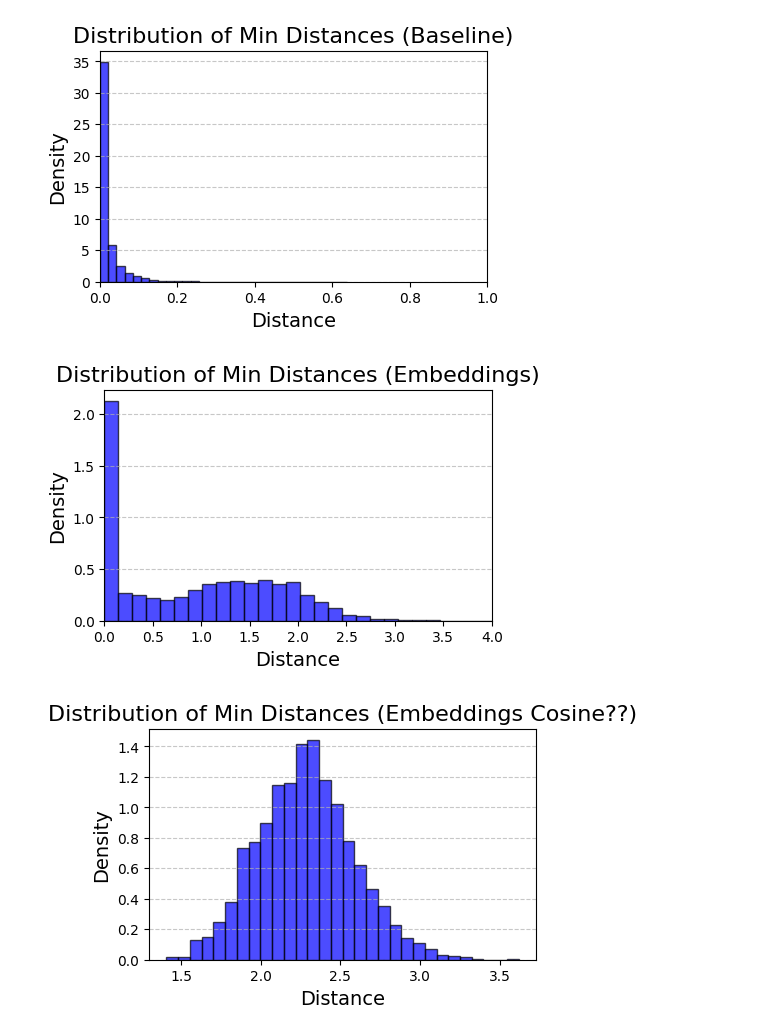
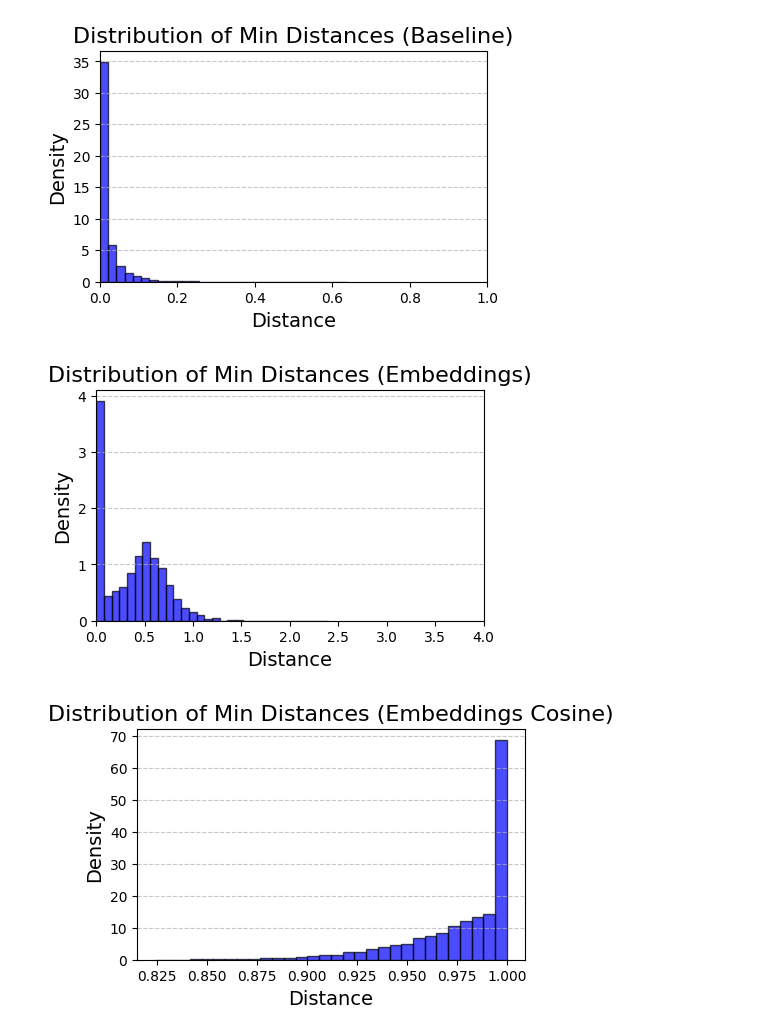
Before and after one commit to elliev7/partiii_research_project, a Jupyter notebook: fingerprinting/distances.ipynb, the cells around one changed output. Drawn from its saved outputs; the diff is of its cells as text; code cells hidden in the pictures.

Commit message:
fixed embeddings calculations

```diff
--- a/fingerprinting/distances.ipynb
+++ b/fingerprinting/distances.ipynb
@@ -7,5 +7,5 @@ import matplotlib.pyplot as plt
 vectors_baseline = np.load('artifacts-mirage19/baseline_vectors.npy')
 labels_baseline = np.load('artifacts-mirage19/baseline_labels.npy')
 
-vectors_embeddings = np.load('artifacts-mirage19/embeddings_vectors.npy')
+vectors_embeddings = np.load('artifacts-mirage19/embeddings_vectors_10d.npy')
 labels_embeddings = np.load('artifacts-mirage19/embeddings_labels.npy')
@@ -38,8 +46,7 @@ def build_faiss_index(data, labels, train_indices, distance_type, samples_per_cl
     if distance_type == 'euclidean':
         index = faiss.IndexFlatL2(d)
     elif distance_type == 'cosine':
-        norms = np.linalg.norm(selected_data, axis=1, keepdims=True)
-        selected_data = selected_data / norms
+        selected_data = selected_data / np.linalg.norm(selected_data, axis=1, keepdims=True)
         index = faiss.IndexFlatIP(d)
     else:
         raise ValueError("Unsupported distance type. Use 'euclidean' or 'cosine'.")
@@ -49,7 +56,13 @@ def build_faiss_index(data, labels, train_indices, distance_type, samples_per_cl
 # %%
 def search_and_compare_labels(data, labels, test_indices, selected_indices, index, metric, limit=None):
     k = 1
-    D, I = index.search(data[test_indices], k)
+    if metric == "distance":
+        D, I = index.search(data[test_indices], k)
+    elif metric == "similarity":
+        query_vectors = data[test_indices]
+        query_vectors = query_vectors / np.linalg.norm(query_vectors, axis=1, keepdims=True)
+        D, I = index.search(query_vectors, k)
+
     test_labels = labels[test_indices]
     neighbor_labels = labels[selected_indices[I.flatten()]].reshape(I.shape)
 
@@ -58,23 +71,17 @@ def search_and_compare_labels(data, labels, test_indices, selected_indices, inde
     min_distances = []
 
     for i in range(len(test_labels)):
-        min_distances.append(np.sqrt(D[i,0]))
-        if limit is not None:
-            if metric=="distance" and np.sqrt(D[i, 0]) > limit:
+        if metric == "distance":
+            min_distances.append(np.sqrt(D[i,0]))
+            if limit is not None and np.sqrt(D[i, 0]) > limit:
                 continue
-            if metric=="similarity" and D[i, 0] < limit:
+        if metric == "similarity":
+            min_distances.append(D[i,0])
+            if limit is not None and D[i, 0] < limit:
                 continue
+        classified += 1
+        matches += test_labels[i] in neighbor_labels[i, :1]
 
-        classified += 1
-        match = test_labels[i] in neighbor_labels[i, :1]
-
-        if match:
-            matches += 1
-
-    if classified > 0:
-        match_percentage = (matches / classified) * 100
-    else:
-        match_percentage = 0
     classified_percentage = (classified / len(test_labels)) * 100
-
+    match_percentage = (matches / classified) * 100 if classified > 0 else 0
     return classified_percentage, match_percentage, min_distances
@@ -171,14 +196,14 @@ plt.xlim(0, 4)
 plt.grid(axis='y', linestyle='--', alpha=0.7)
 plt.show()
 # %% [output]
-[figure, old version]
+[figure, new version]
 # %%
 plt.figure(figsize=(5, 3))
 plt.hist(min_distances_embeddings_cosine, bins=30, color='blue', alpha=0.7, edgecolor='black', density=True)
-plt.title("Distribution of Min Distances (Embeddings Cosine??)", fontsize=16)
+plt.title("Distribution of Min Distances (Embeddings Cosine)", fontsize=16)
 plt.xlabel("Distance", fontsize=14)
 plt.ylabel("Density", fontsize=14)
 plt.grid(axis='y', linestyle='--', alpha=0.7)
 plt.show()
 # %% [output]
-[figure, old version]
+[figure, new version]
```
Also changed, not shown: parts of 6 cells of this notebook, 1 other file.
